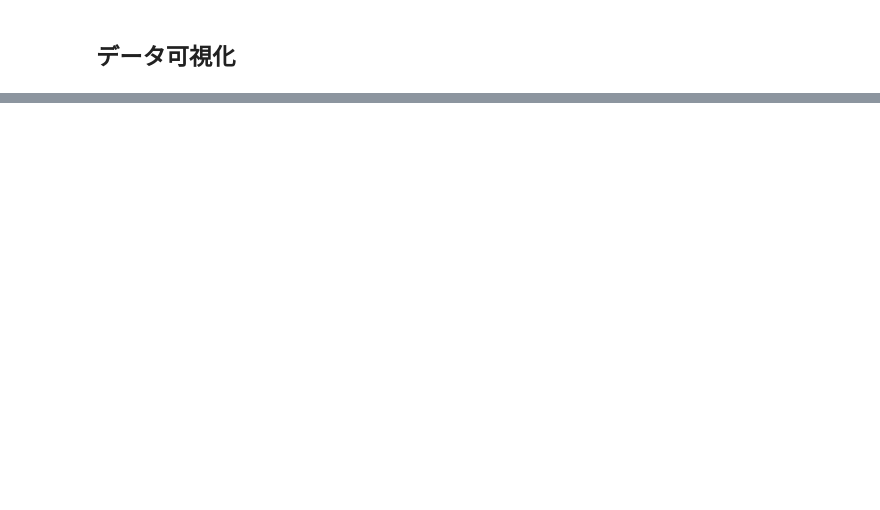
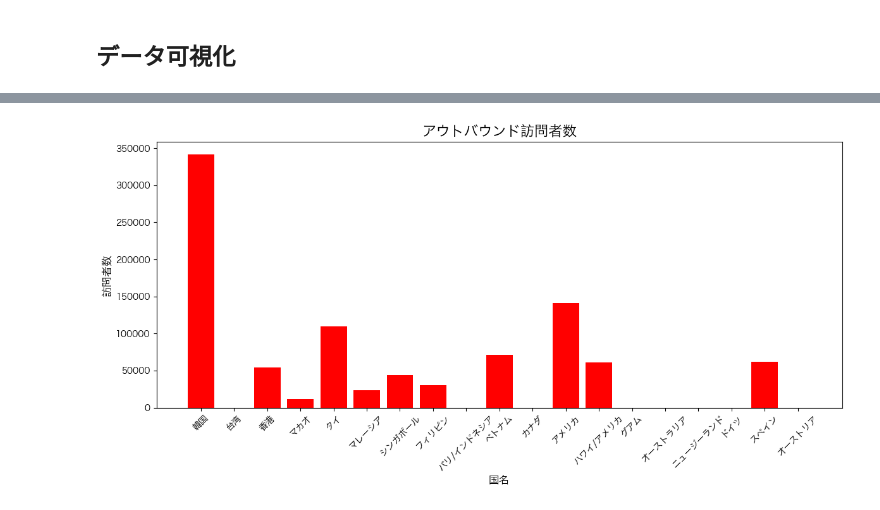
Before and after one commit to DanGaRa215/DSPRG2, a Jupyter notebook: 最終課題.ipynb, the cells around one changed output, grey strips where cells are left out. Drawn from its saved outputs; the diff is of its cells as text; code cells hidden in the pictures; blank space fills up the shorter version.

```diff
--- a/最終課題.ipynb
+++ b/最終課題.ipynb
@@ -275,0 +286,8 @@ print(df.nlargest(5, 'visitors'))
+# %%
+# visitors列を数値型に変換する前に空白や特殊文字をNaNに置き換える
+outbound_data['visitors'] = outbound_data['visitors'].replace(['', ' ', 'N/A'], None)
+
+# 再度欠損値を0で埋める
+outbound_data['visitors'] = outbound_data['visitors'].fillna(0).astype(int)
+
+print(outbound_data.head())  # データフレームの先頭を表示
@@ -275,0 +343,12 @@ print(df.nlargest(5, 'visitors'))
+# %%
+# アウトバウンドデータの棒グラフ
+plt.figure(figsize=(12, 6))
+plt.bar(outbound_data.index, outbound_data['visitors'], color='red')  # indexを利用
+plt.title('アウトバウンド訪問者数', fontsize=16)
+plt.xlabel('国名', fontsize=12)
+plt.ylabel('訪問者数', fontsize=12)
+plt.xticks(rotation=45, fontsize=10)
+plt.tight_layout()  # レイアウト調整
+plt.show()
+# %% [output]
+[figure, added]
```
Also changed, not shown: parts of 11 cells of this notebook.
